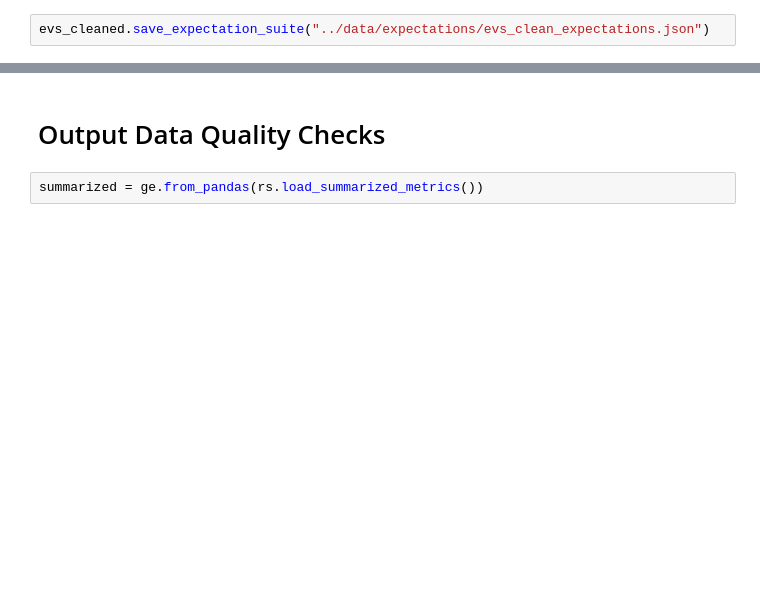
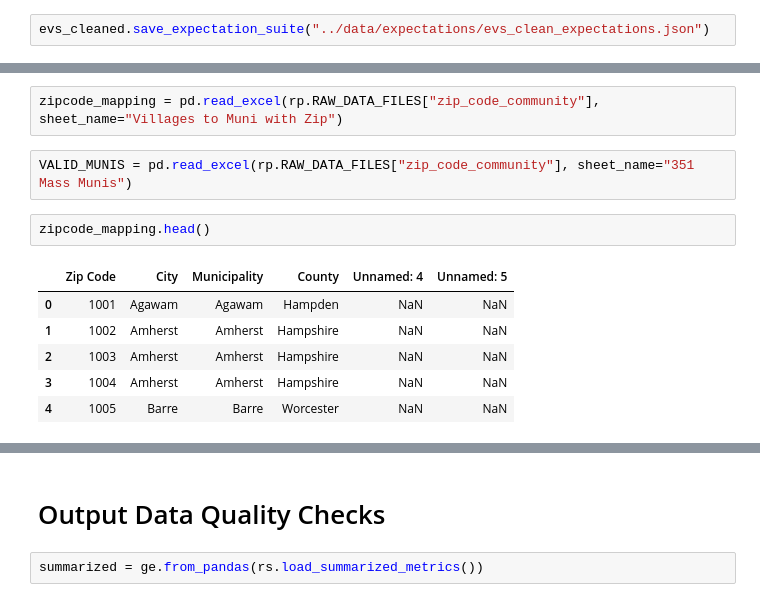
Before and after one commit to massenergize/rad_pipeline, a Jupyter notebook: notebooks/expectations.ipynb, the cells around one changed output, grey strips where cells are left out. Drawn from its saved outputs; the diff is of its cells as text; blank space fills up the shorter version.

```diff
--- a/notebooks/expectations.ipynb
+++ b/notebooks/expectations.ipynb
@@ -1485,0 +1493,13 @@ evs_cleaned.save_expectation_suite("../data/expectations/evs_clean_expectations.
+# %%
+zipcode_mapping = pd.read_excel(rp.RAW_DATA_FILES["zip_code_community"], sheet_name="Villages to Muni with Zip")
+# %%
+VALID_MUNIS = pd.read_excel(rp.RAW_DATA_FILES["zip_code_community"], sheet_name="351 Mass Munis")
+# %%
+zipcode_mapping.head()
+# %% [output]
+|  | Zip Code | City | Municipality | County | Unnamed: 4 | Unnamed: 5 |
+| 0 | 1001 | Agawam | Agawam | Hampden | NaN | NaN |
+| 1 | 1002 | Amherst | Amherst | Hampshire | NaN | NaN |
+| 2 | 1003 | Amherst | Amherst | Hampshire | NaN | NaN |
+| 3 | 1004 | Amherst | Amherst | Hampshire | NaN | NaN |
+| 4 | 1005 | Barre | Barre | Worcester | NaN | NaN |
```
Also changed, not shown: parts of 85 cells of this notebook, 9 other files.
